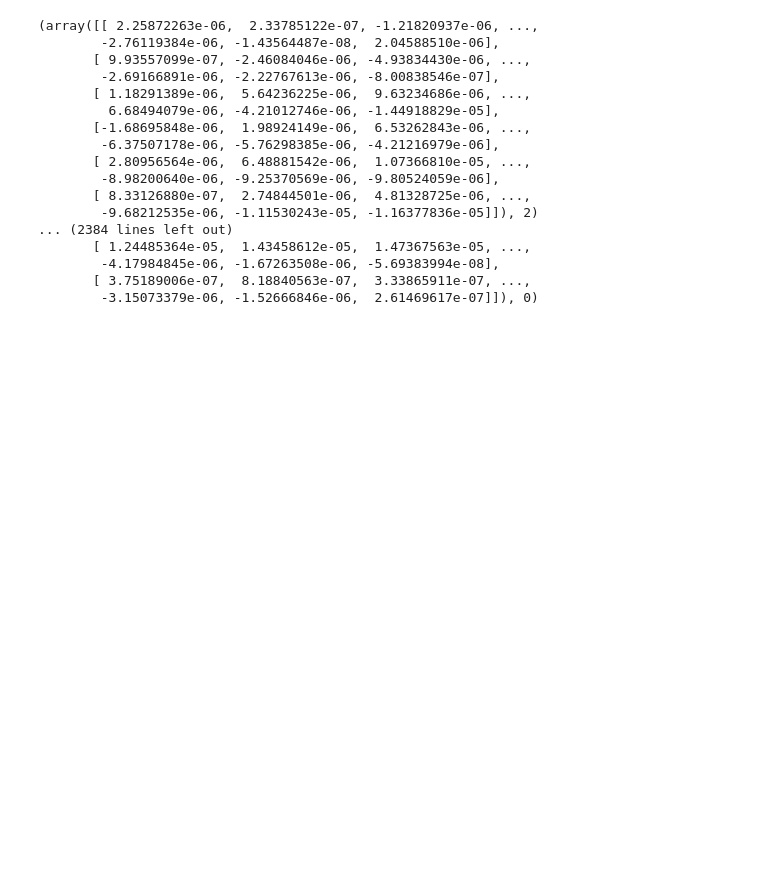
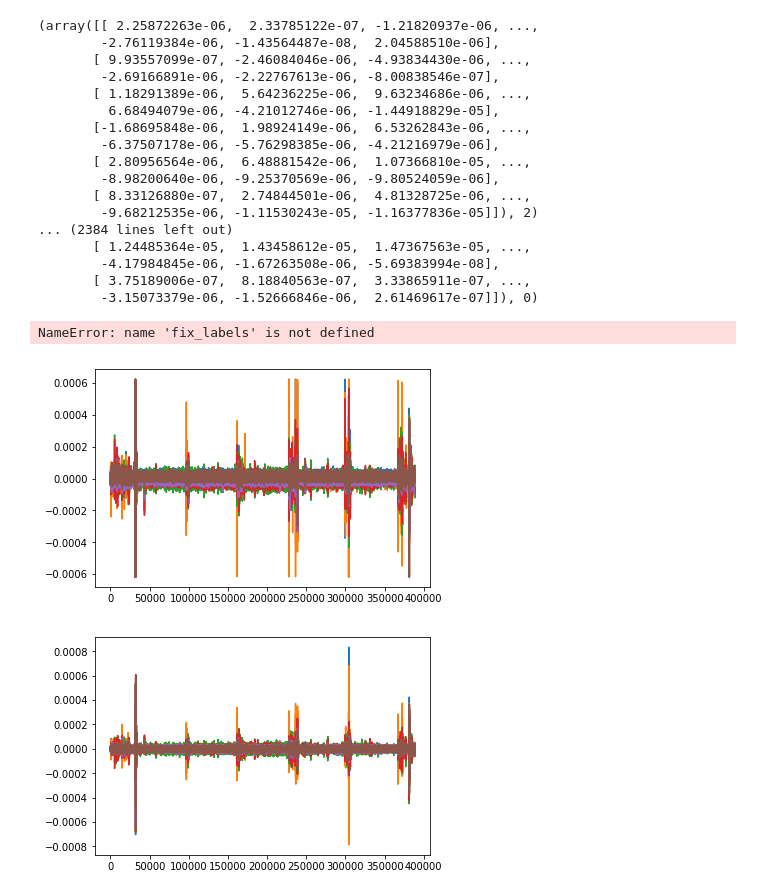
Before and after one commit to LVeefkind/Brain-Powered-2019, a Jupyter notebook: code/datatests.ipynb, the cells around one changed output. Cells and saved outputs as stored; diff of their text form; code cells hidden in the pictures; blank space fills up the shorter version.

```diff
--- a/code/datatests.ipynb
+++ b/code/datatests.ipynb
@@ -214,7 +234,7 @@ for ch1 in range(6):
             features = []
             for sample, label in data:
                 if label == 2 or label == 3:
-                    continue
+                    label = 0
                 feature = []
                 feature.extend(sample[ch1][50:150] - pre_cure_channels[ch1])
                 feature.extend(sample[ch2][50:150] - pre_cure_channels[ch2])
@@ -277,0 +339,4 @@ Max Accuracy: 0.5402352941176471 - option: 32
+# %%
+labels = fix_labels(labels)
+# %% [output]
+NameError: name 'fix_labels' is not defined
@@ -277,0 +347,74 @@ Max Accuracy: 0.5402352941176471 - option: 32
+# %%
+from sklearn.decomposition import FastICA
+
+def fix_labels(labels):
+        """
+        Kenan's Magnum Opus (set all label channels to zero
+        until it reaches a zero label)
+        """
+        for label in labels:
+            i = 0
+            while label[i] != 0:
+                label[i] = 0
+                i += 1
+        return labels
+
+segmentLen = 2
+samplingRate = 256
+preCue = 126
+
+
+# Get the data from the matlab file
+data = loadmat('data/BP_2019PP1.mat')['data'].T
+# EEG data in following format:
+#   cols = samples, rows = channels
+#   channels 6 and 7 contain bad data, so we ignore those
+
+
+sosHigh = signal.butter(20, [0.1, 90], 'bp', fs=256, output='sos')
+sosLow = signal.butter(20, [1, 50], 'bp', fs=256, output='sos')
+
+eeg = data[:6,:]
+# for i, sig in enumerate(eeg):
+#     mean_removed = np.ones_like(sig)*np.mean(sig)
+#     sig = sig - mean_removed
+#     sig = signal.sosfilt(sosHigh, sig)
+#     eeg[i] = signal.sosfilt(sosLow, sig)
+# Last 4 channels are the label channels
+labels = data[8:12,:]
+
+plt.plot(eeg[:,:].T)
+plt.show()
+
+for i in range(eeg.shape[0]):
+    sig = eeg[i]
+    mean_removed = np.ones_like(sig)*np.mean(sig)
+    sig = sig - mean_removed
+    sig = signal.sosfilt(sosLow, sig)
+    eeg[i] = sig
+
+plt.plot(eeg[:, :].T)
+plt.show()
+
+samples = []
+sampleLabels = []
+labels = fix_labels(labels).T
+
+
+
+exportedSample = False
+for i in range(labels.shape[0]):
+    labelSample = labels[i,:]
+    if np.any(labelSample):
+        if exportedSample:
+            continue
+        #print(f'Found sample at {i / samplingRate} seconds with label {np.argmax(labelSample)}')
+        sampleLabels.append(np.argmax(labelSample))
+        samples.append(eeg[:,i - preCue:i + (segmentLen * samplingRate)])
+        i += (segmentLen * samplingRate)
+        exportedSample = True
+    else:
+        exportedSample = False
+# %% [output]
+[figure, added]
+[figure, added]
```
Also changed, not shown: parts of 11 cells of this notebook, 3 other files.
